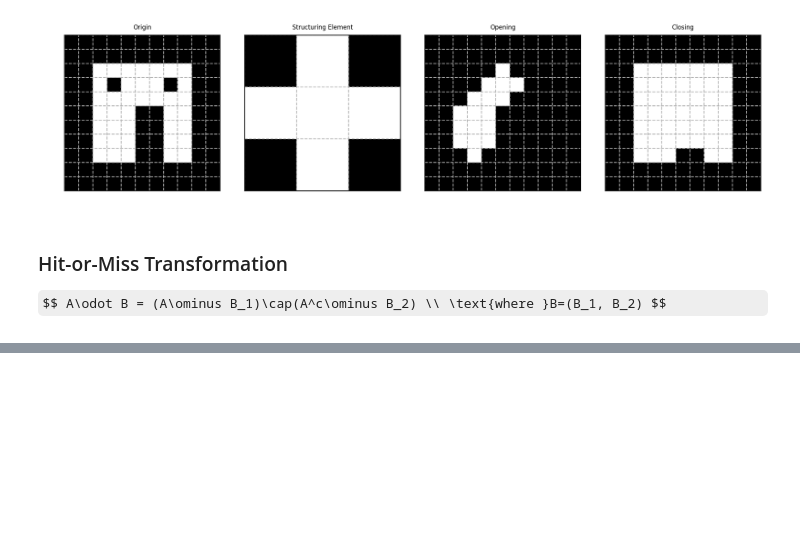
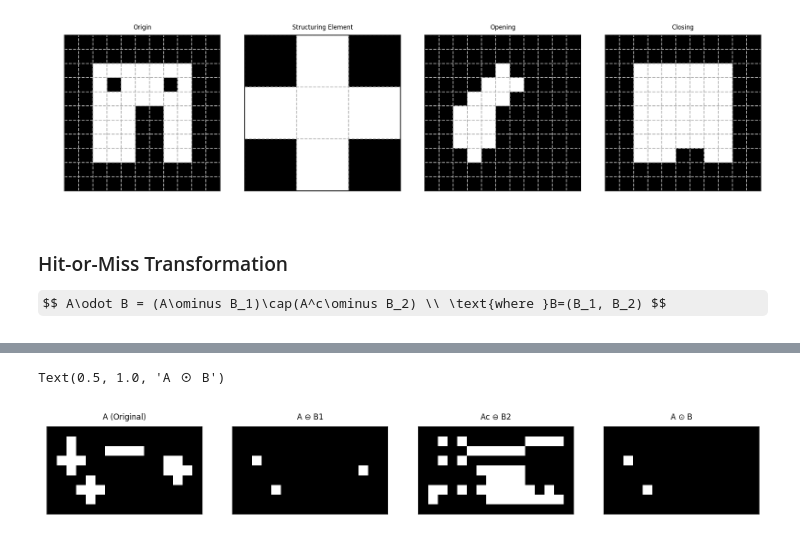
Before and after one commit to kdh-yu/BDIP, a Jupyter notebook: BDIP07.ipynb, the cells around one changed output, grey strips where cells are left out. Cells and saved outputs as stored; diff of their text form; code cells hidden in the pictures; some formulas as TeX source; blank space fills up the shorter version.

```diff
--- a/BDIP07.ipynb
+++ b/BDIP07.ipynb
@@ -337,0 +350,35 @@ plt.savefig('./img/07_boundary.png', dpi=150, bbox_inches='tight')
+# %%
+A_erosion_B1 = erosion(A, B1)
+Ac_erosion_B2 = erosion(np.where(A>0, 0, 1), B2)
+A_hom_B = np.where(A_erosion_B1&Ac_erosion_B2, 1, 0)
+
+plt.figure(figsize=(10, 5))
+
+plt.subplot(1, 4, 1)
+plt.imshow(A, cmap='gray')
+plt.xticks([])
+plt.yticks([])
+plt.title("A (Original)")
+
+plt.subplot(1, 4, 2)
+plt.imshow(A_erosion_B1, cmap='gray')
+plt.xticks([])
+plt.yticks([])
+plt.title('A ⊖ B1')
+
+plt.subplot(1, 4, 3)
+plt.imshow(Ac_erosion_B2, cmap='gray')
+plt.xticks([])
+plt.yticks([])
+plt.title('Ac ⊖ B2')
+
+plt.subplot(1, 4, 4)
+plt.imshow(A_hom_B, cmap='gray')
+plt.xticks([])
+plt.yticks([])
+plt.title('A ⊙ B')
+
+plt.savefig('./img/07_HoM.png', dpi=150, bbox_inches='tight')
+# %% [output]
+Text(0.5, 1.0, 'A ⊙ B')
+[figure, added]
```
Also changed, not shown: parts of 3 cells of this notebook, 5 other files.
